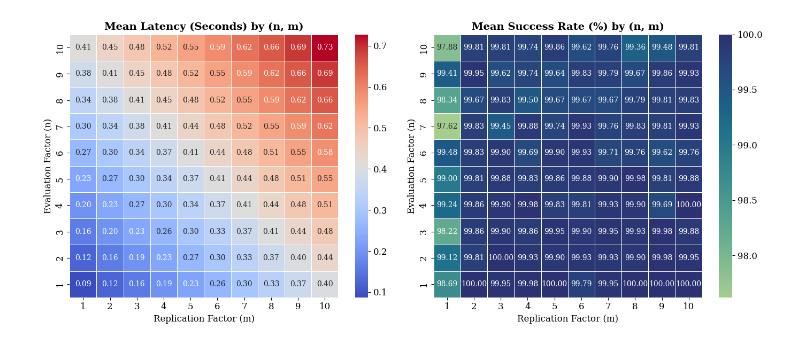
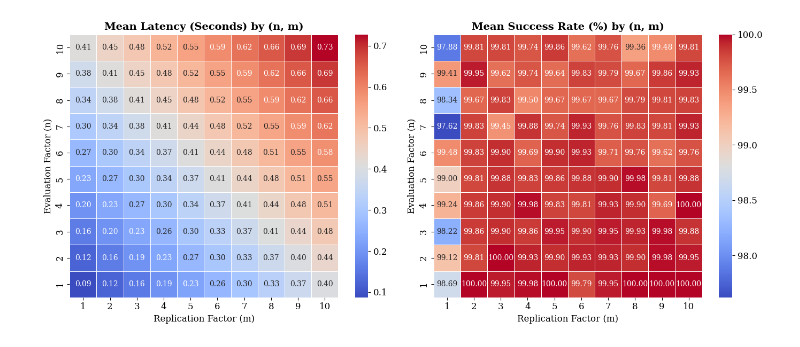
Before and after one commit to lokingdav/jodi, a Jupyter notebook: cpex/prototype/experiments/results/scripts/exp1.ipynb, the cells around one changed output. Saved outputs shown, nothing was run; the diff lists cells and outputs as text; code cells hidden in the pictures.

Commit message:
Changed color map for success rate heatmap

```diff
--- a/cpex/prototype/experiments/results/scripts/exp1.ipynb
+++ b/cpex/prototype/experiments/results/scripts/exp1.ipynb
@@ -41,33 +41,33 @@ axes[0].set_ylabel('Evaluation Factor (n)', fontsize=12)
 plt.figure(figsize=(8, 6))
 sns.heatmap(latency_pivot_seconds.sort_index(ascending=False),
             annot=True, cmap='coolwarm', fmt=".2f", linewidths=0.5)
 plt.title('Mean Latency (Seconds) by (n, m)', fontsize=14, fontweight='bold')
 plt.xlabel('Replication Factor (m)', fontsize=12)
 plt.ylabel('Evaluation Factor (n)', fontsize=12)
 plt.savefig("../latency_heatmap.pdf", bbox_inches='tight')
 plt.close()
 
 # Success Rate Heatmap
 sns.heatmap(success_pivot.sort_index(ascending=False),
-            annot=True, cmap='crest', fmt=".2f", linewidths=0.5, ax=axes[1],
+            annot=True, cmap='coolwarm', fmt=".2f", linewidths=0.5, ax=axes[1],
             annot_kws={"fontsize": 10})  # Adjusted annotation size
 
 axes[1].set_title('Mean Success Rate (%) by (n, m)', fontsize=14, fontweight='bold')
 axes[1].set_xlabel('Replication Factor (m)', fontsize=12)
 axes[1].set_ylabel('Evaluation Factor (n)', fontsize=12)
 
 # Save the success rate heatmap as a PDF
 plt.figure(figsize=(8, 6))
 sns.heatmap(success_pivot.sort_index(ascending=False),
-            annot=True, cmap='crest', fmt=".2f", linewidths=0.5)
+            annot=True, cmap='coolwarm', fmt=".2f", linewidths=0.5)
 plt.title('Mean Success Rate (%) by (n, m)', fontsize=14, fontweight='bold')
 plt.xlabel('Replication Factor (m)', fontsize=12)
 plt.ylabel('Evaluation Factor (n)', fontsize=12)
 plt.savefig("../success_rate_heatmap.pdf", bbox_inches='tight')
 plt.close()
 
 # Adjust layout for better visibility and show the combined heatmaps
 plt.tight_layout()
 plt.show()
 # %% [output]
-[figure, old version]
+[figure, new version]
```
Also changed, not shown: 3 other files.
